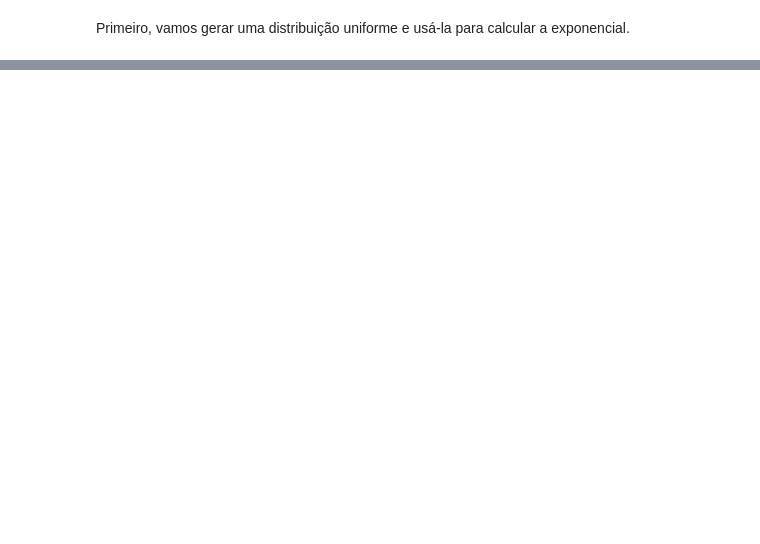
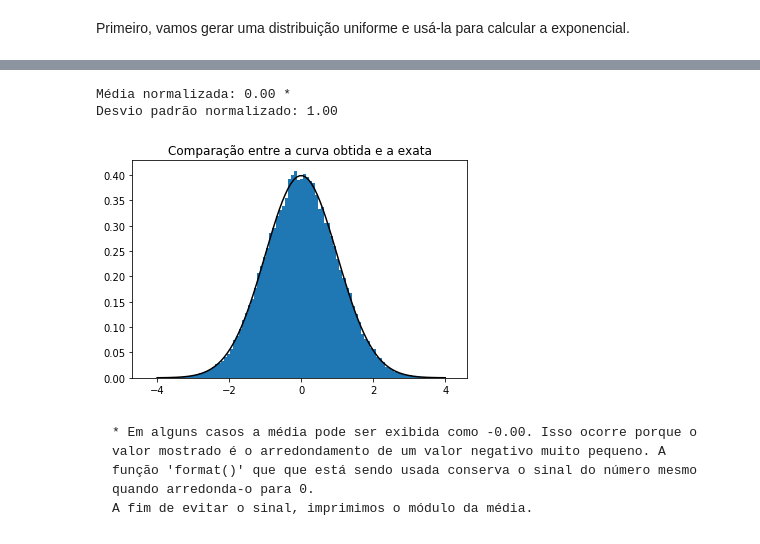
Before and after one commit to victorers1/DCA0133-AprendizagemDeMaquina, a Jupyter notebook: Unidade 1/Lista/Experimento computacional 1.ipynb, the cells around one changed output, grey strips where cells are left out. Cells and saved outputs as stored; diff of their text form; code cells hidden in the pictures; blank space fills up the shorter version.

```diff
--- a/Unidade 1/Lista/Experimento computacional 1.ipynb
+++ b/Unidade 1/Lista/Experimento computacional 1.ipynb
@@ -77,0 +76,29 @@ Desvio padrão normalizado: 0.9999999999999999
+# %%
+Z = (va_gauss - media_gauss)/desvio_gauss
+
+media_Z = Z.mean()
+desvio_Z = Z.std()
+print("Média normalizada: " + '{:03.2f}'.format(abs(media_Z))+' *')
+print("Desvio padrão normalizado: " + '{:03.2f}'.format(desvio_Z))
+plt.hist(Z,100, density=True)
+
+def gauss_dist(x, m, d):
+    return 1/(d*np.sqrt(2*pi))*e**(-0.5*((x-m)/d)**2)
+
+x = np.linspace(-4, 4, 100)
+y = gauss_dist(x, 0, 1) # Gera a Normal Padrão exata
+plt.plot(x , y, 'k') # Esse plot será impresso sobreposto aos último plot
+plt.title('Comparação entre a curva obtida e a exata')
+plt.show()
+
+#Para dimensionar a dist. com média 'm' e desvio 'd':
+#m = 2
+#d = 3
+#Y = Z*d + m
+# %% [output]
+Média normalizada: 0.00 *
+Desvio padrão normalizado: 1.00
+[figure, added]
+# %% [markdown]
+    * Em alguns casos a média pode ser exibida como -0.00. Isso ocorre porque o valor mostrado é o arredondamento de um valor negativo muito pequeno. A função 'format()' que que está sendo usada conserva o sinal do número mesmo quando arredonda-o para 0.
+    A fim de evitar o sinal, imprimimos o módulo da média.
```
Also changed, not shown: parts of 12 cells of this notebook.
